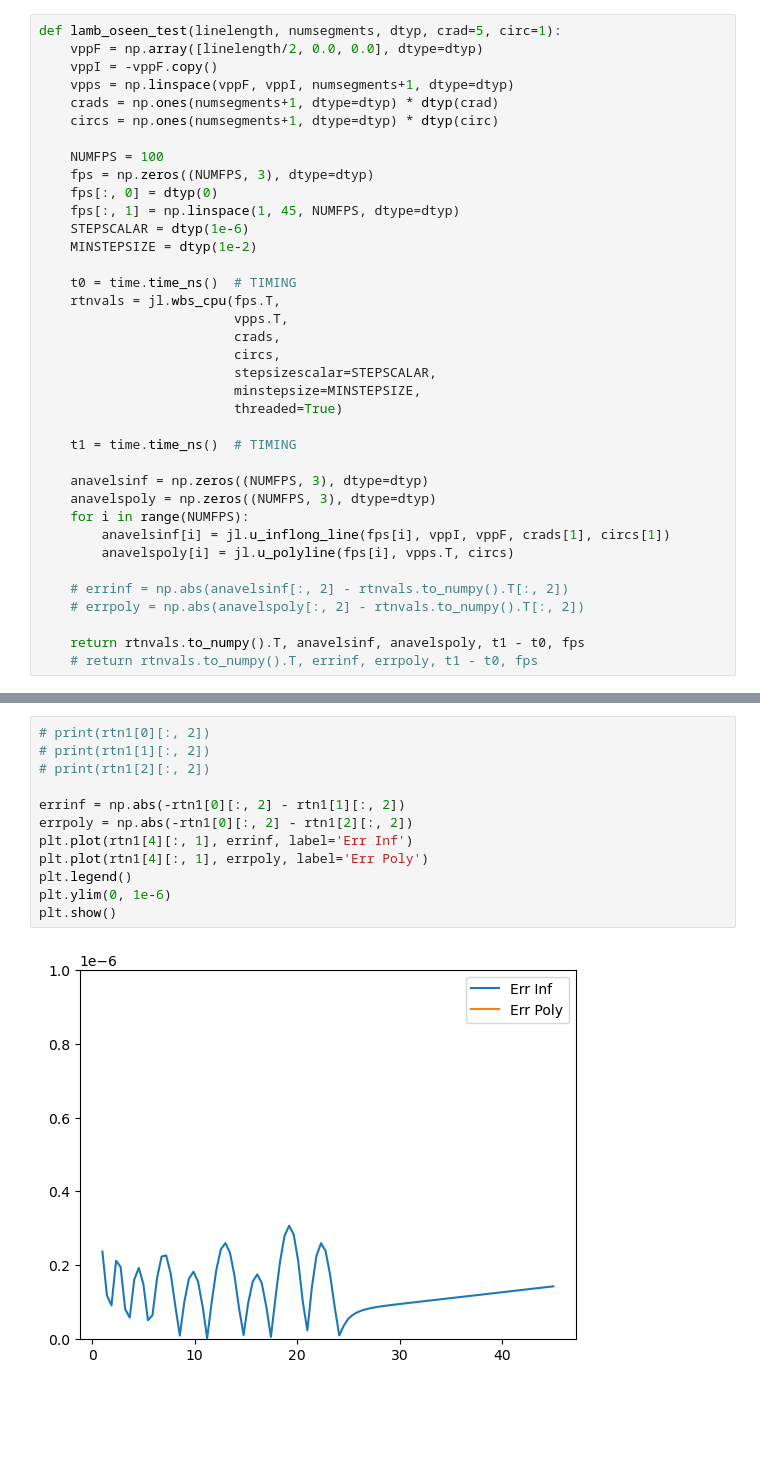
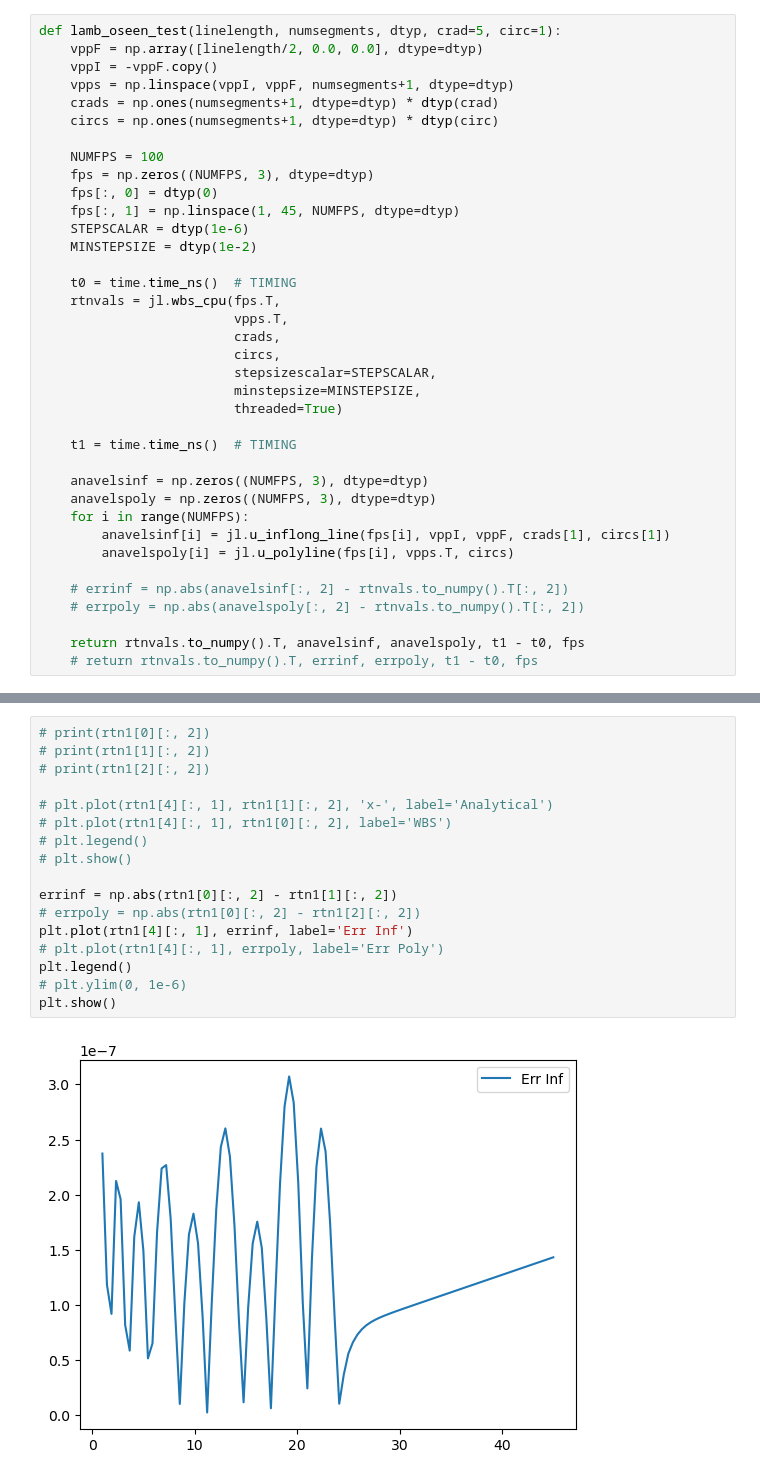
Before and after one commit to colecooper100/vorpy, a Jupyter notebook: scrtwrk/lamb-oseen_test.ipynb, the cells around one changed output, grey strips where cells are left out. Saved outputs shown, nothing was run; the diff lists cells and outputs as text; blank space fills up the shorter version.

```diff
--- a/scrtwrk/lamb-oseen_test.ipynb
+++ b/scrtwrk/lamb-oseen_test.ipynb
@@ -23,7 +24,7 @@ Status `~/Dropbox/code/vorpy/julia/Project.toml`
 def lamb_oseen_test(linelength, numsegments, dtyp, crad=5, circ=1):
     vppF = np.array([linelength/2, 0.0, 0.0], dtype=dtyp)
     vppI = -vppF.copy()
-    vpps = np.linspace(vppF, vppI, numsegments+1, dtype=dtyp)
+    vpps = np.linspace(vppI, vppF, numsegments+1, dtype=dtyp)
     crads = np.ones(numsegments+1, dtype=dtyp) * dtyp(crad)
     circs = np.ones(numsegments+1, dtype=dtyp) * dtyp(circ)
 
@@ -67,17 +68,22 @@ len(rtn1): 5
 # %%
 # print(rtn1[0][:, 2])
 # print(rtn1[1][:, 2])
 # print(rtn1[2][:, 2])
 
-errinf = np.abs(-rtn1[0][:, 2] - rtn1[1][:, 2])
-errpoly = np.abs(-rtn1[0][:, 2] - rtn1[2][:, 2])
+# plt.plot(rtn1[4][:, 1], rtn1[1][:, 2], 'x-', label='Analytical')
+# plt.plot(rtn1[4][:, 1], rtn1[0][:, 2], label='WBS')
+# plt.legend()
+# plt.show()
+
+errinf = np.abs(rtn1[0][:, 2] - rtn1[1][:, 2])
+# errpoly = np.abs(rtn1[0][:, 2] - rtn1[2][:, 2])
 plt.plot(rtn1[4][:, 1], errinf, label='Err Inf')
-plt.plot(rtn1[4][:, 1], errpoly, label='Err Poly')
+# plt.plot(rtn1[4][:, 1], errpoly, label='Err Poly')
 plt.legend()
-plt.ylim(0, 1e-6)
+# plt.ylim(0, 1e-6)
 plt.show()
 # %% [output]
-[figure, old version]
+[figure, new version]
 # %%
 plt.plot(rtn1[4][:, 1], rtn1[0][:, 2])
 plt.show()
```
Also changed, not shown: parts of 3 cells of this notebook, 15 other files.
